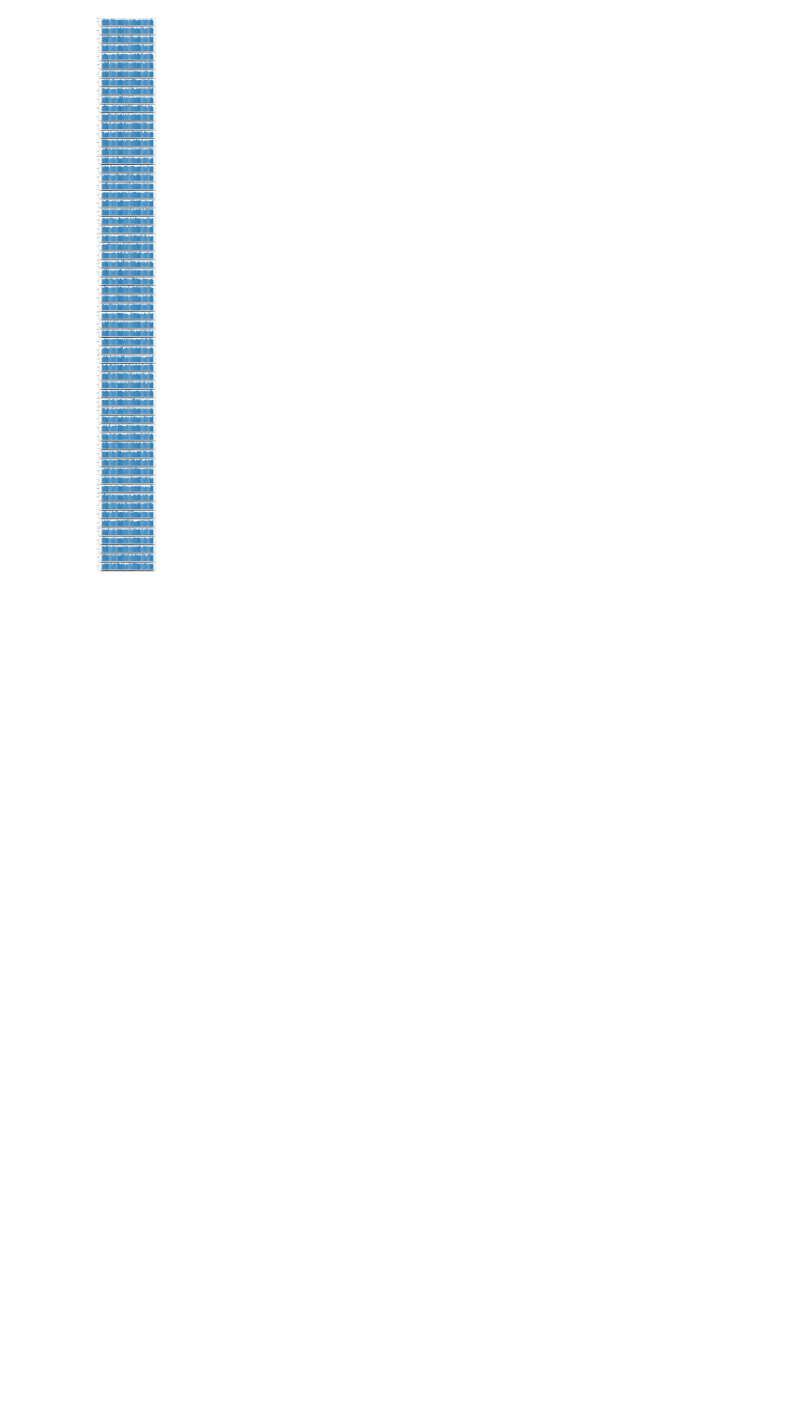
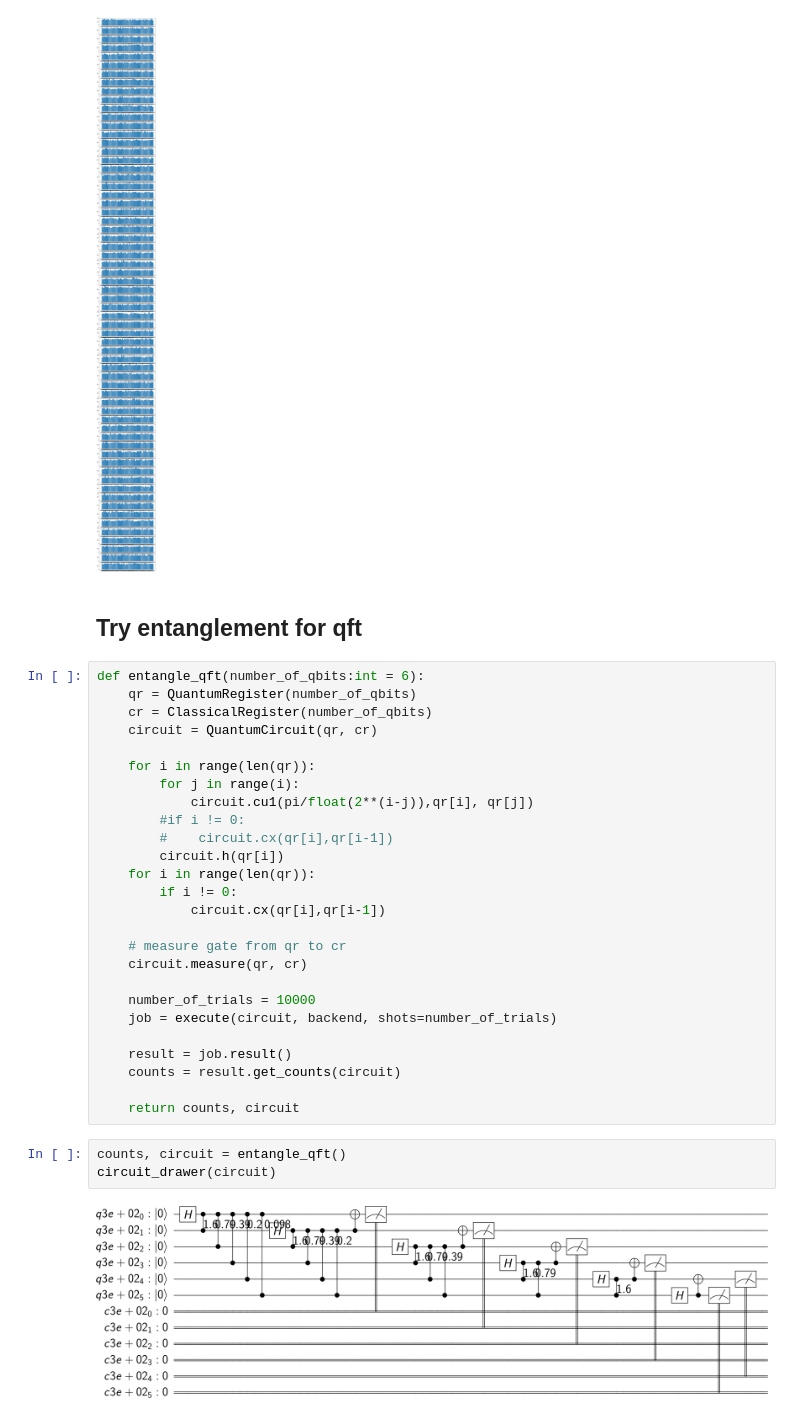
Before and after one commit to QML-UOS/entangled-qubit-visualisation-beautifulsoup, a Jupyter notebook: Day3.ipynb, the cells around one changed output. Saved outputs shown, nothing was run; the diff lists cells and outputs as text; blank space fills up the shorter version.

```diff
--- a/Day3.ipynb
+++ b/Day3.ipynb
@@ -138,3 +111,36 @@ plt.plot()
 # %% [output]
 []
 [figure]
+# %% [markdown]
+## Try entanglement for qft
+# %%
+def entangle_qft(number_of_qbits:int = 6):
+    qr = QuantumRegister(number_of_qbits)
+    cr = ClassicalRegister(number_of_qbits)
+    circuit = QuantumCircuit(qr, cr)
+
+    for i in range(len(qr)):
+        for j in range(i):
+            circuit.cu1(pi/float(2**(i-j)),qr[i], qr[j])
+        #if i != 0:
+        #    circuit.cx(qr[i],qr[i-1])
+        circuit.h(qr[i])
+    for i in range(len(qr)):
+        if i != 0:
+            circuit.cx(qr[i],qr[i-1])
+
+    # measure gate from qr to cr
+    circuit.measure(qr, cr)
+
+    number_of_trials = 10000
+    job = execute(circuit, backend, shots=number_of_trials)
+
+    result = job.result()
+    counts = result.get_counts(circuit)
+
+    return counts, circuit
+# %%
+counts, circuit = entangle_qft()
+circuit_drawer(circuit)
+# %% [output]
+[figure, added]
```
Also changed, not shown: parts of 9 cells of this notebook.
